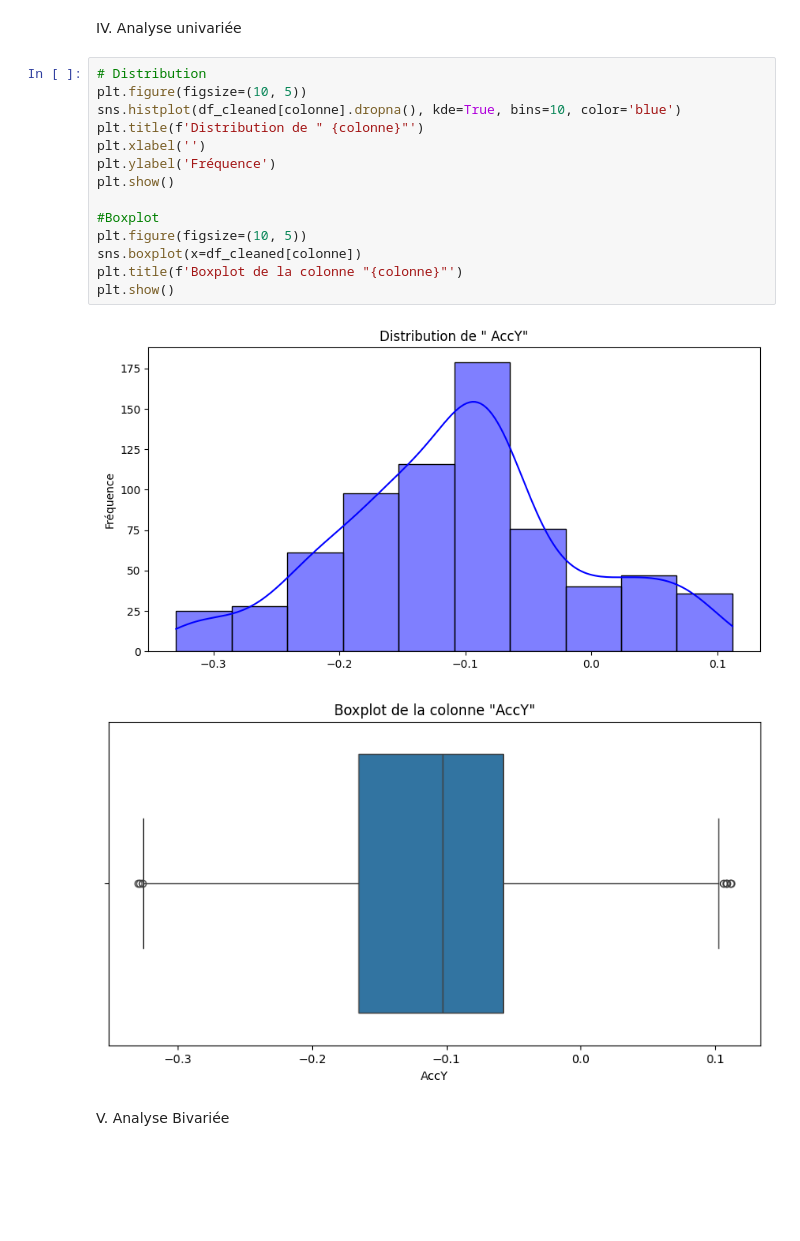
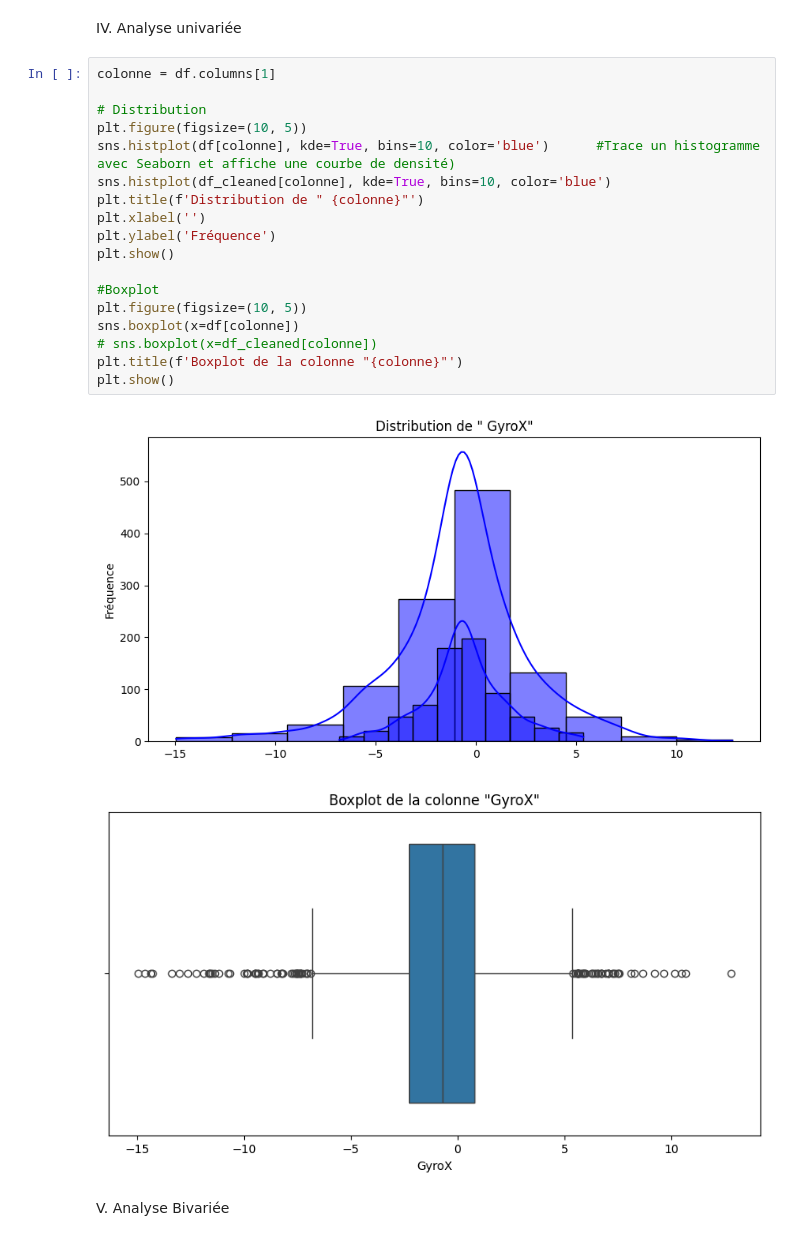
Before and after one commit to Quizoo20/Projet_IA, a Jupyter notebook: Projet2.ipynb, the cells around one changed output. Saved outputs shown, nothing was run; the diff lists cells and outputs as text; blank space fills up the shorter version.

```diff
--- a/Projet2.ipynb
+++ b/Projet2.ipynb
@@ -105,22 +92,26 @@ colonne = df_cleaned.columns[5]
 # %% [markdown]
 IV. Analyse univariée
 # %%
+colonne = df.columns[1]
+
 # Distribution
 plt.figure(figsize=(10, 5))
-sns.histplot(df_cleaned[colonne].dropna(), kde=True, bins=10, color='blue')
+sns.histplot(df[colonne], kde=True, bins=10, color='blue')      #Trace un histogramme avec Seaborn et affiche une courbe de densité)
+sns.histplot(df_cleaned[colonne], kde=True, bins=10, color='blue')
 plt.title(f'Distribution de " {colonne}"')
 plt.xlabel('')
 plt.ylabel('Fréquence')
 plt.show()
 
 #Boxplot
 plt.figure(figsize=(10, 5))
-sns.boxplot(x=df_cleaned[colonne])
+sns.boxplot(x=df[colonne])
+# sns.boxplot(x=df_cleaned[colonne])
 plt.title(f'Boxplot de la colonne "{colonne}"')
 plt.show()
 # %% [output]
-[figure, old version]
+[figure, new version]
-[figure, old version]
+[figure, new version]
 # %% [markdown]
 V. Analyse Bivariée
 # %%
```
Also changed, not shown: parts of 4 cells of this notebook.
